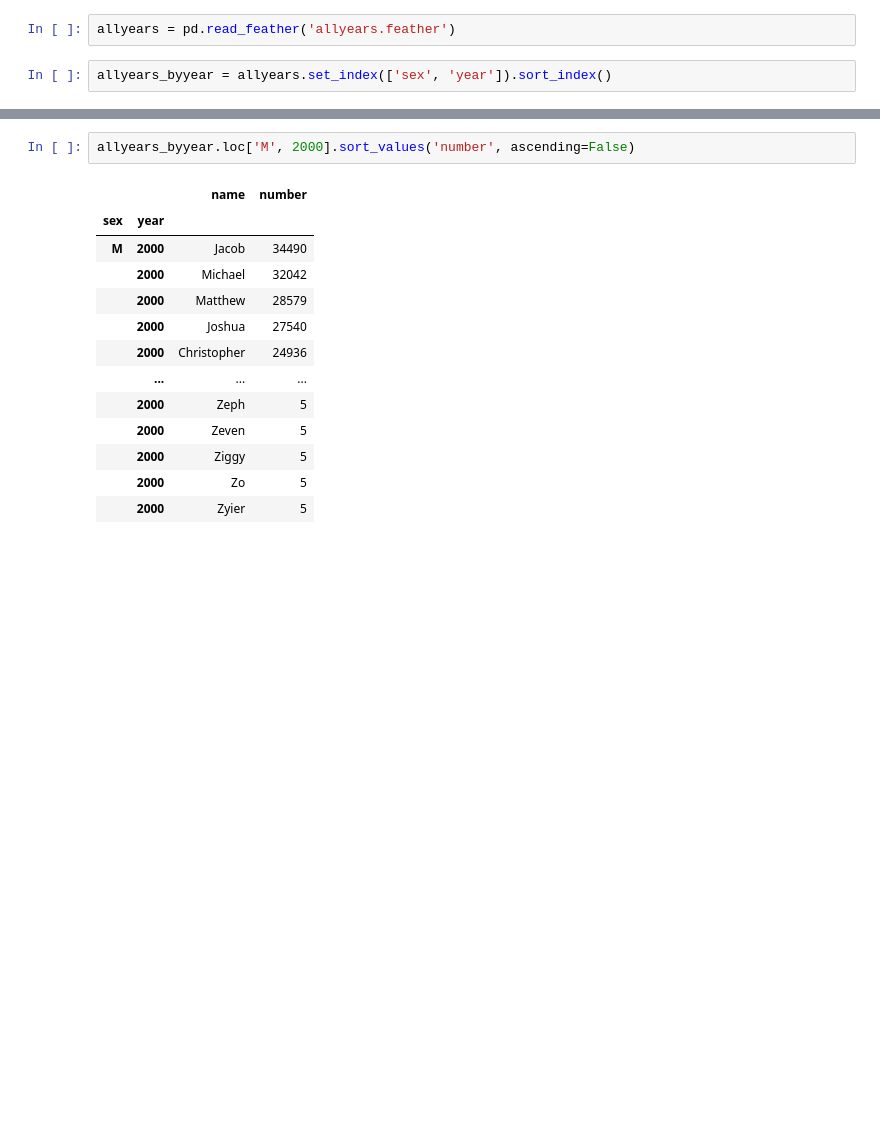
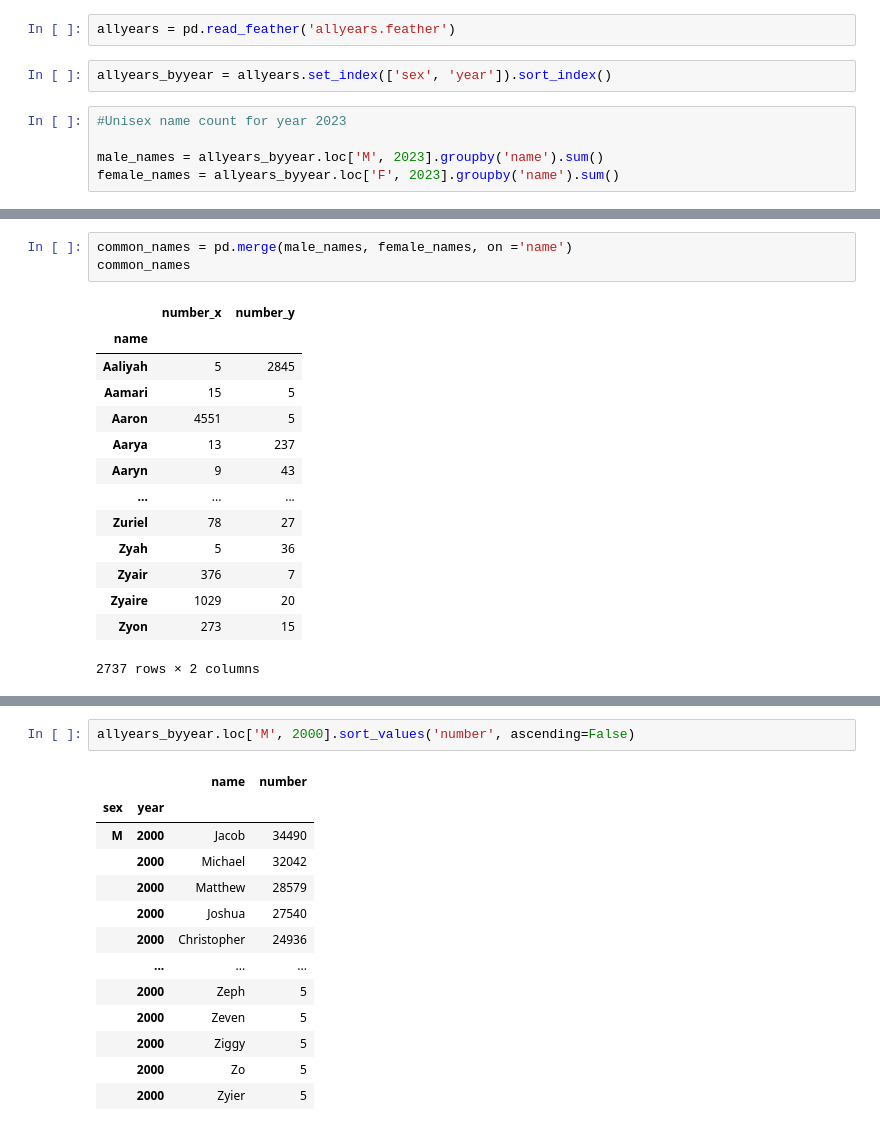
Before and after one commit to devadharshni-rajarajeswrai/complete-guide-to-python-data-analysis, a Jupyter notebook: ch06-babynames/06_04_topten.ipynb, the cells around one changed output, grey strips where cells are left out. Drawn from its saved outputs; the diff is of its cells as text; blank space fills up the shorter version.

```diff
--- a/ch06-babynames/06_04_topten.ipynb
+++ b/ch06-babynames/06_04_topten.ipynb
@@ -13,3 +13,8 @@ import matplotlib.pyplot as pp
 allyears = pd.read_feather('allyears.feather')
 # %%
 allyears_byyear = allyears.set_index(['sex', 'year']).sort_index()
+# %%
+#Unisex name count for year 2023
+
+male_names = allyears_byyear.loc['M', 2023].groupby('name').sum()
+female_names = allyears_byyear.loc['F', 2023].groupby('name').sum()
@@ -15,0 +55,18 @@ allyears_byyear = allyears.set_index(['sex', 'year']).sort_index()
+# %%
+common_names = pd.merge(male_names, female_names, on ='name')
+common_names
+# %% [output]
+|  | number_x | number_y |
+| name |  |  |
+| Aaliyah | 5 | 2845 |
+| Aamari | 15 | 5 |
+| Aaron | 4551 | 5 |
+| Aarya | 13 | 237 |
+| Aaryn | 9 | 43 |
+| ... | ... | ... |
+| Zuriel | 78 | 27 |
+| Zyah | 5 | 36 |
+| Zyair | 376 | 7 |
+| Zyaire | 1029 | 20 |
+| Zyon | 273 | 15 |
+2737 rows × 2 columns
```
Also changed, not shown: parts of 3 cells of this notebook, 7 other files.
